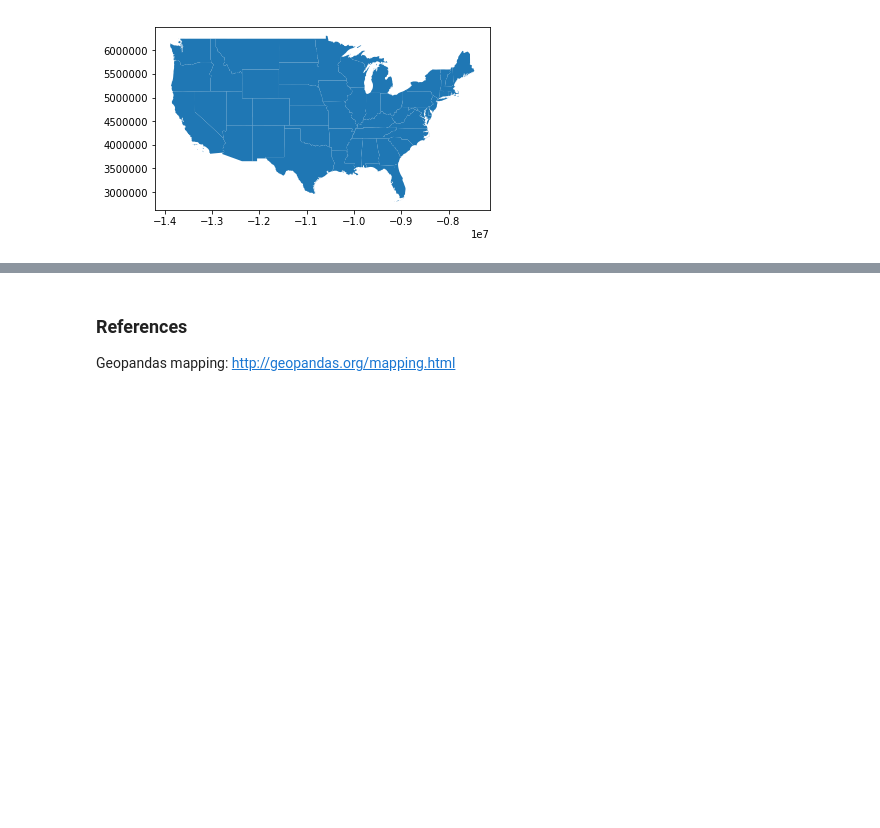
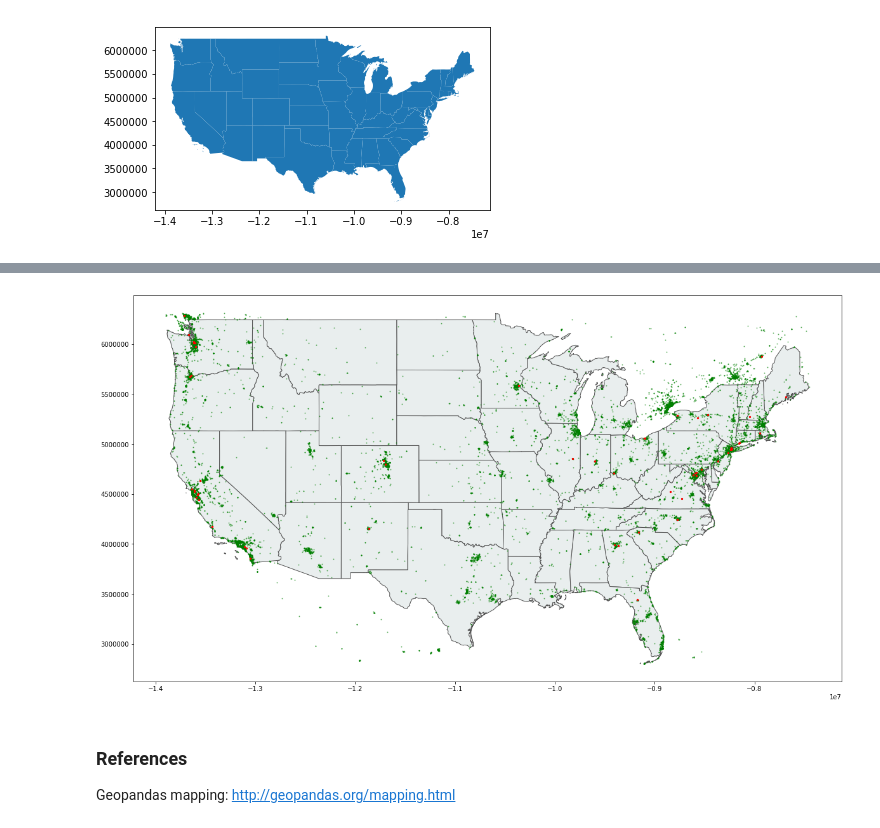
Before and after one commit to dovinmu/python-viz-notebooks, a Jupyter notebook: exploring_geographic_data.ipynb, the cells around one changed output, grey strips where cells are left out. Saved outputs shown, nothing was run; the diff lists cells and outputs as text; code cells hidden in the pictures; blank space fills up the shorter version.

```diff
--- a/exploring_geographic_data.ipynb
+++ b/exploring_geographic_data.ipynb
@@ -137,3 +134,10 @@ plt.show()
+# %%
+base = us_geo.plot(color='#e9eeee', edgecolor='#555555', figsize=(20,20))
+cafes[cafes['cuisine']!='bagel'].plot(ax=base, marker='o', color='green', markersize=1, alpha=0.5)
+cafes[cafes['cuisine']=='bagel'].plot(ax=base, marker='o', color='red', markersize=5, alpha=1)
+plt.show()
+# %% [output]
+[figure, added]
 # %% [markdown]
 ### References
 
```
Also changed, not shown: parts of 6 cells of this notebook.
